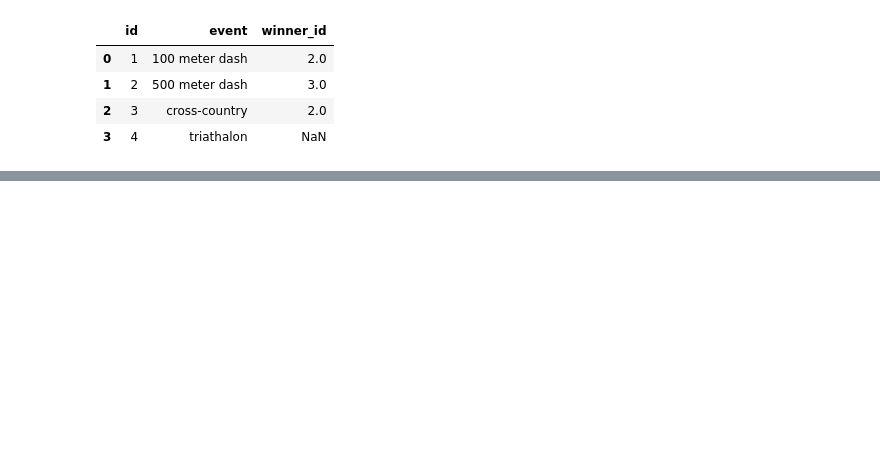
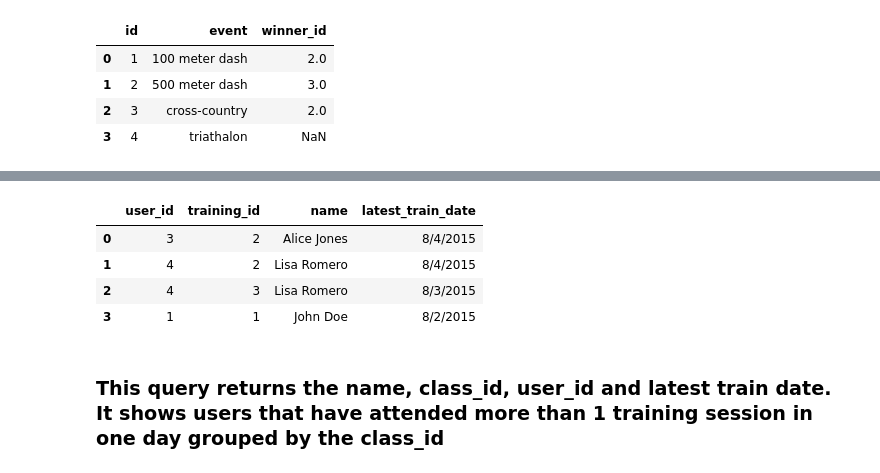
Before and after one commit to parkerholds/collinson_test_parkerh, a Jupyter notebook: Untitled.ipynb, the cells around one changed output, grey strips where cells are left out. Drawn from its saved outputs; the diff is of its cells as text; code cells hidden in the pictures; blank space fills up the shorter version.

```diff
--- a/Untitled.ipynb
+++ b/Untitled.ipynb
@@ -214,0 +274,17 @@ pd.read_sql(q,conn)
+# %%
+q = '''SELECT training_details.user_id, training_details.training_id as training_id, MIN(users.username) as name, MAX(training_details.training_date) as latest_train_date
+FROM training_details
+JOIN users ON
+training_details.user_id = users.user_id
+GROUP BY training_details.user_id,training_details.training_id
+HAVING COUNT(training_date) >1
+ORDER BY latest_train_date DESC'''
+pd.read_sql(q,conn)
+# %% [output]
+|  | user_id | training_id | name | latest_train_date |
+| 0 | 3 | 2 | Alice Jones | 8/4/2015 |
+| 1 | 4 | 2 | Lisa Romero | 8/4/2015 |
+| 2 | 4 | 3 | Lisa Romero | 8/3/2015 |
+| 3 | 1 | 1 | John Doe | 8/2/2015 |
+# %% [markdown]
+### This query returns the name, class_id, user_id and latest train date. It shows users that have attended more than 1 training session in one day grouped by the class_id
```
Also changed, not shown: parts of 29 cells of this notebook.
